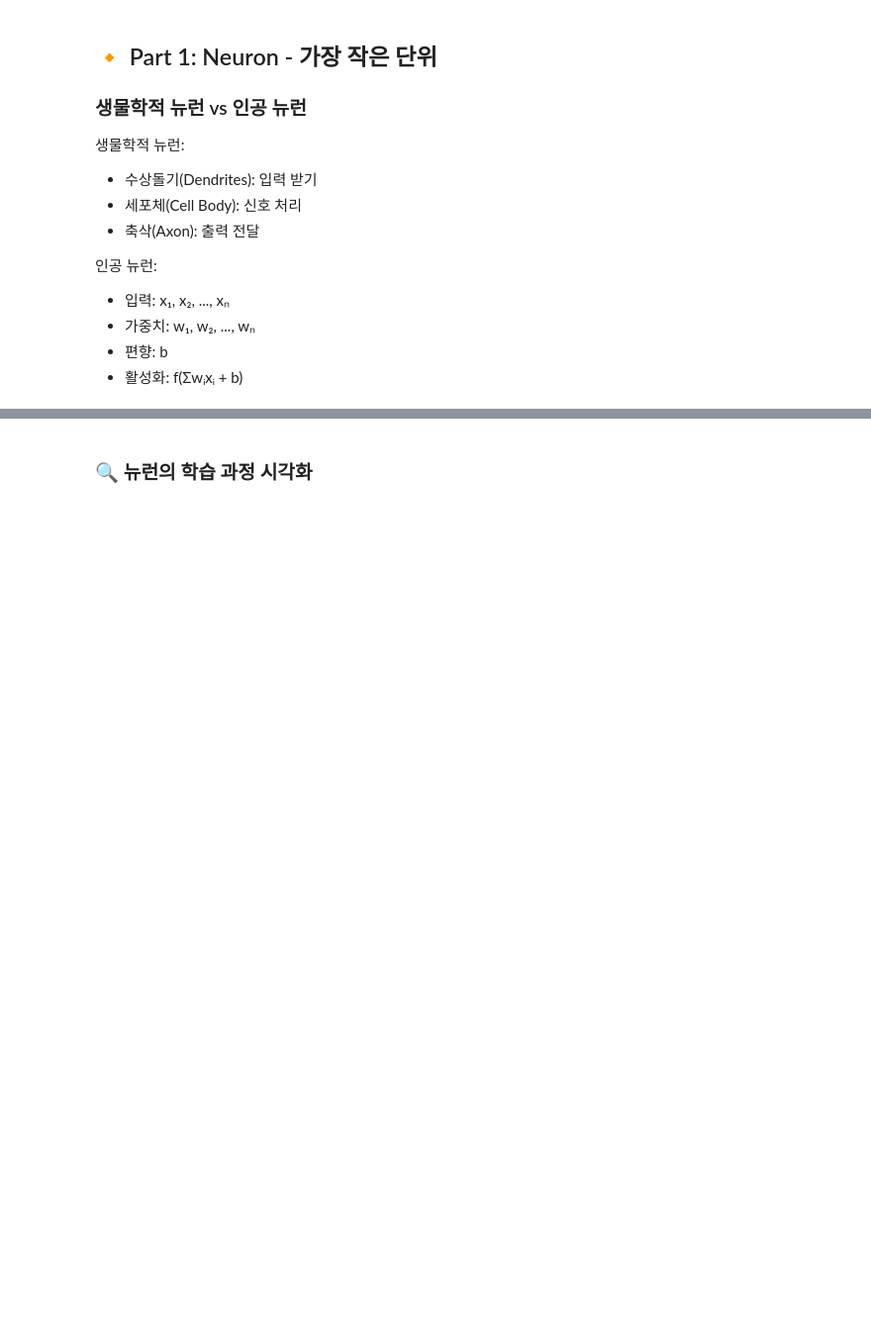
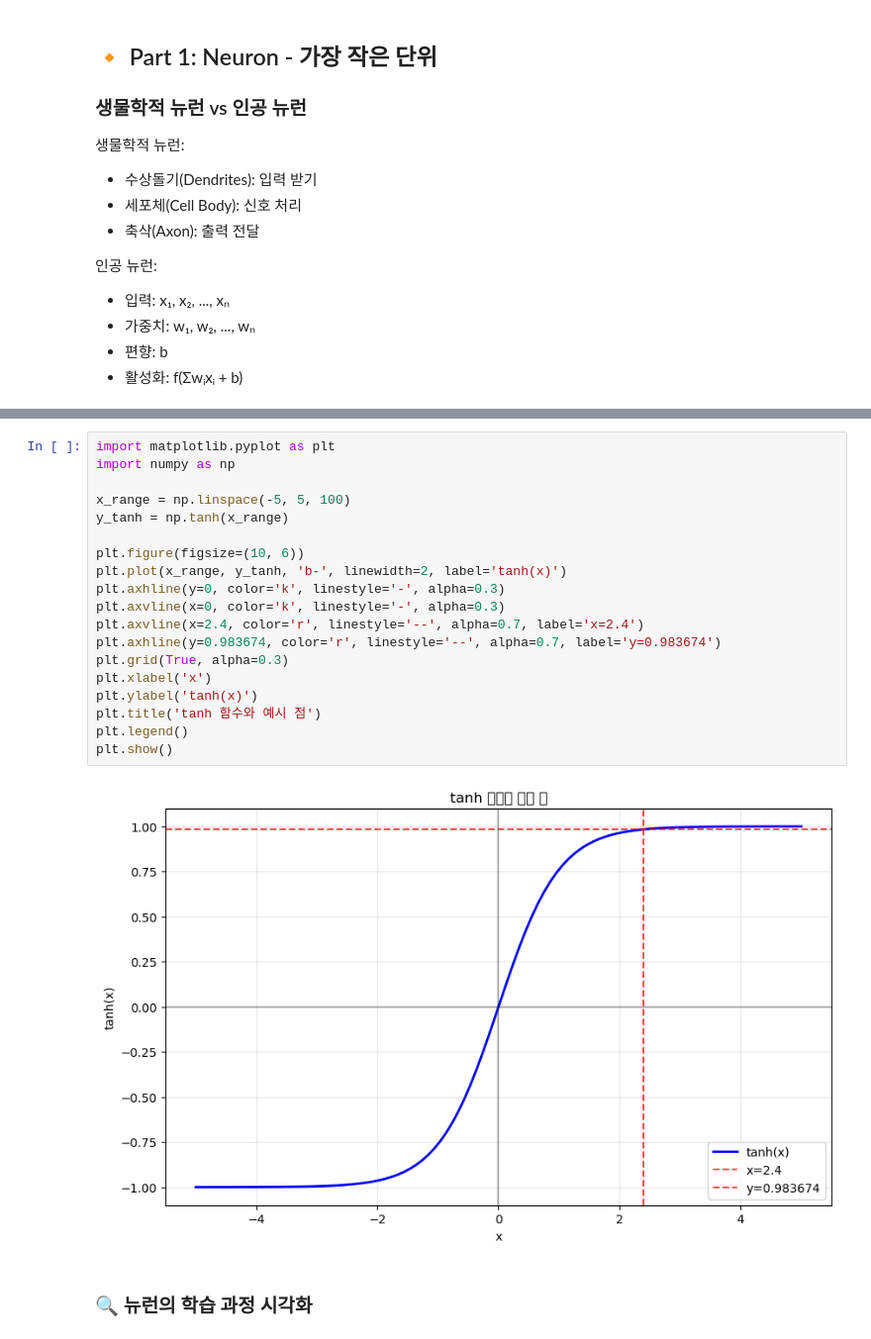
Before and after one commit to gd452/my-llm-lab, a Jupyter notebook: tiny_neural_net/notebooks/nn_tutorial.ipynb, the cells around one changed output, grey strips where cells are left out. Shown: that part at 99% size. Cells and saved outputs as stored; diff of their text form; blank space fills up the shorter version.

```diff
--- a/tiny_neural_net/notebooks/nn_tutorial.ipynb
+++ b/tiny_neural_net/notebooks/nn_tutorial.ipynb
@@ -84,3 +90,24 @@ print(f"파라미터 개수: {len(neuron.parameters())}")
+# %%
+import matplotlib.pyplot as plt
+import numpy as np
+
+x_range = np.linspace(-5, 5, 100)
+y_tanh = np.tanh(x_range)
+
+plt.figure(figsize=(10, 6))
+plt.plot(x_range, y_tanh, 'b-', linewidth=2, label='tanh(x)')
+plt.axhline(y=0, color='k', linestyle='-', alpha=0.3)
+plt.axvline(x=0, color='k', linestyle='-', alpha=0.3)
+plt.axvline(x=2.4, color='r', linestyle='--', alpha=0.7, label='x=2.4')
+plt.axhline(y=0.983674, color='r', linestyle='--', alpha=0.7, label='y=0.983674')
+plt.grid(True, alpha=0.3)
+plt.xlabel('x')
+plt.ylabel('tanh(x)')
+plt.title('tanh 함수와 예시 점')
+plt.legend()
+plt.show()
+# %% [output]
+[figure, added]
 # %% [markdown]
 ### 🔍 뉴런의 학습 과정 시각화
 # %%
```
Also changed, not shown: parts of 8 cells of this notebook, 2 other files.
